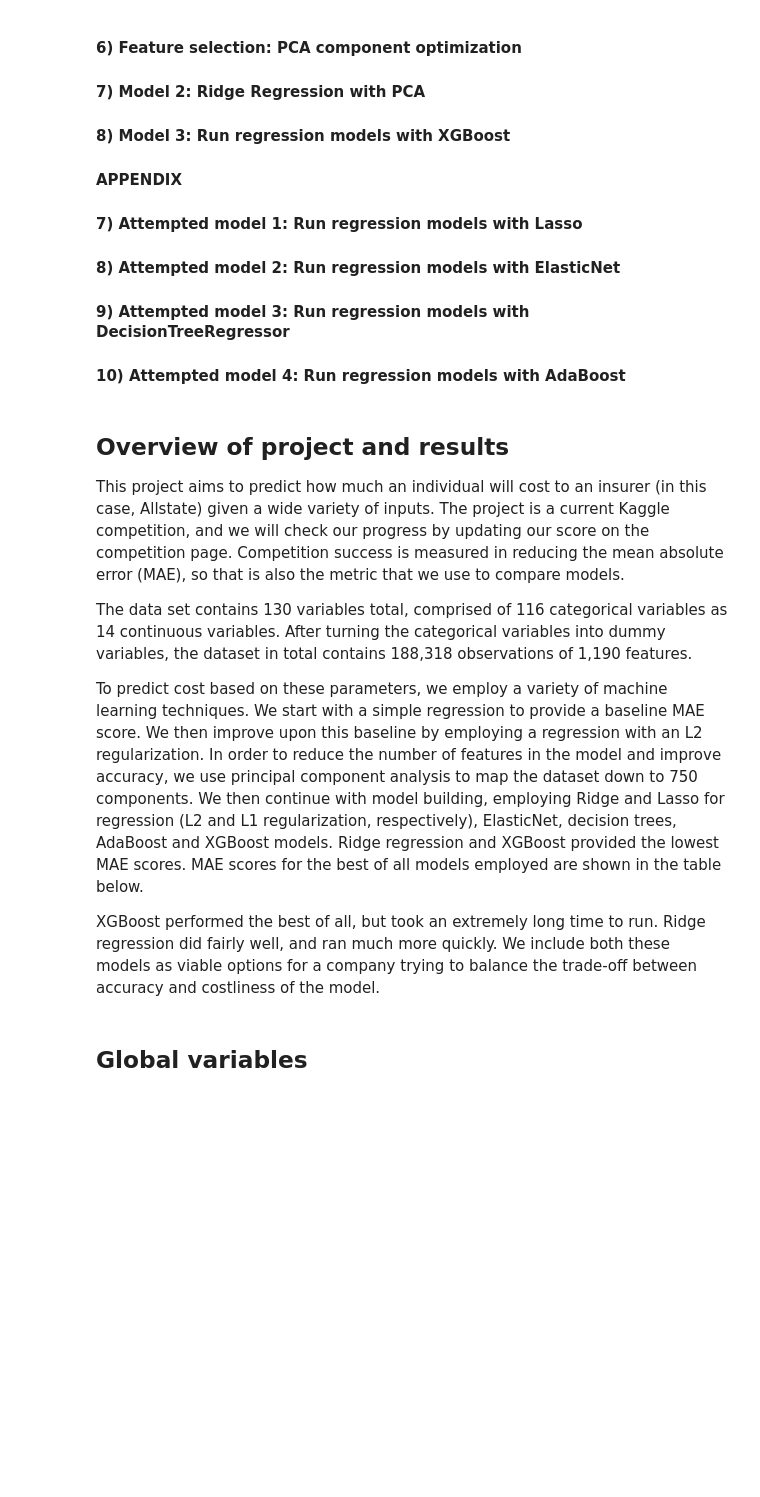
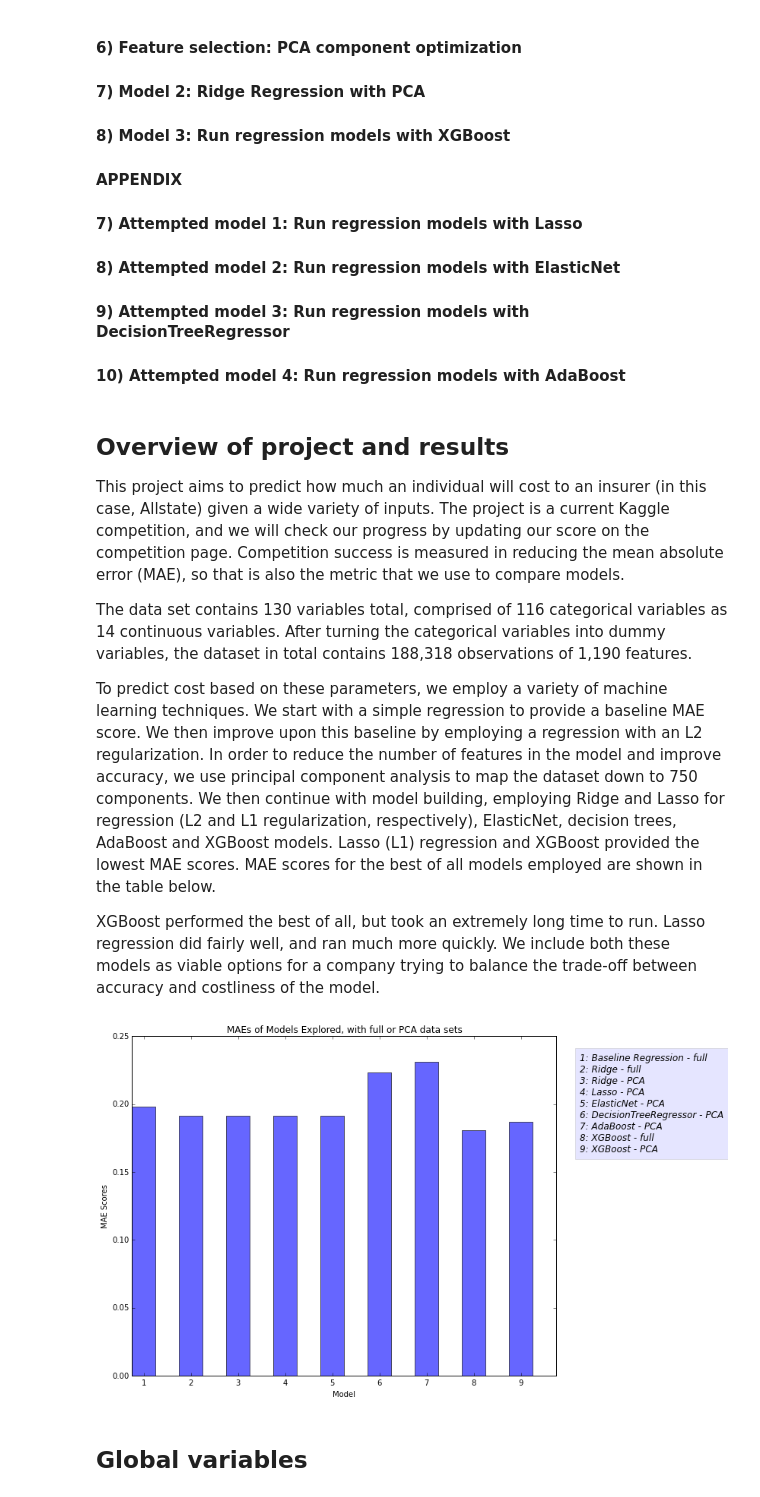
Before and after one commit to jtpdowns/AllstateChallenge, a Jupyter notebook: Allstate - Final report.ipynb, the cells around one changed output. Saved outputs shown, nothing was run; the diff lists cells and outputs as text; code cells hidden in the pictures; blank space fills up the shorter version.

```diff
--- a/Allstate - Final report.ipynb
+++ b/Allstate - Final report.ipynb
@@ -33,44 +33,46 @@ This project aims to predict how much an individual will cost to an insurer (in
 
 The data set contains 130 variables total, comprised of 116 categorical variables as 14 continuous variables. After turning the categorical variables into dummy variables, the dataset in total contains 188,318 observations of 1,190 features.
 
-To predict cost based on these parameters, we employ a variety of machine learning techniques. We start with a simple regression to provide a baseline MAE score. We then improve upon this baseline by employing a regression with an L2 regularization. In order to reduce the number of features in the model and improve accuracy, we use principal component analysis to map the dataset down to 750 components. We then continue with model building, employing Ridge and Lasso for regression (L2 and L1 regularization, respectively), ElasticNet, decision trees, AdaBoost and XGBoost models. Ridge regression and XGBoost provided the lowest MAE scores. MAE scores for the best of all models employed are shown in the table below.
+To predict cost based on these parameters, we employ a variety of machine learning techniques. We start with a simple regression to provide a baseline MAE score. We then improve upon this baseline by employing a regression with an L2 regularization. In order to reduce the number of features in the model and improve accuracy, we use principal component analysis to map the dataset down to 750 components. We then continue with model building, employing Ridge and Lasso for regression (L2 and L1 regularization, respectively), ElasticNet, decision trees, AdaBoost and XGBoost models. Lasso (L1) regression and XGBoost provided the lowest MAE scores. MAE scores for the best of all models employed are shown in the table below.
 
-XGBoost performed the best of all, but took an extremely long time to run. Ridge regression did fairly well, and ran much more quickly. We include both these models as viable options for a company trying to balance the trade-off between accuracy and costliness of the model.
+XGBoost performed the best of all, but took an extremely long time to run. Lasso regression did fairly well, and ran much more quickly. We include both these models as viable options for a company trying to balance the trade-off between accuracy and costliness of the model.
 # %%
 import numpy as np
 import matplotlib.pyplot as plt
 
 def PlotMAEs():
     # MAEs from all models
-    maes = (0.198086964004104, 0.19153127100626732, 0.1929271989285498, 0.1915191919019787,
+    maes = (0.198086964004104, 0.1916178483753455, 0.19153127100626732,  0.1915191919019787,
            0.19153147997856393, 0.2232565713164703, 0.23145029294153424, 0.18088861814359974,
              0.18716201008236336)
 
     # a bar plot
     N = 9
     ind = np.arange(N)  # the x locations for the groups
     width = 0.5       # the width of the bars
 
     # define the figure and bars
     fig, ax = plt.subplots(figsize=(10.0,8.0))
     rects = ax.bar(ind, maes, width, color='b', alpha = 0.6)
 
     # add some text for labels, title and axes ticks
     ax.set_ylabel('MAE Scores')
     ax.set_xlabel('Model')
     ax.set_title('MAEs of Models Explored, with full or PCA data sets')
     ax.set_xticks(ind + width/2)
     ax.set_xticklabels((1,2,3,4,5,6,7,8,9))
 
     # define label
-    text = '1: Baseline Regression - full \n 2: Ridge - full \n 3: Ridge - PCA \n 4: Lasso - PCA \n 5: ElasticNet - PCA \n 6: DecisionTreeRegressor - PCA \n 7: AdaBoost - PCA \n 8: XGBoost - full \n 9: XGBoost - PCA'
+    text = '1: Baseline Regression - full \n2: Ridge - full \n3: Ridge - PCA \n4: Lasso - PCA \n5: ElasticNet - PCA \n6: DecisionTreeRegressor - PCA \n7: AdaBoost - PCA \n8: XGBoost - full \n9: XGBoost - PCA'
     ax.text(9.5, .165, text, style='italic', fontsize=12,
             bbox={'alpha':0.1, 'pad':13})
 
     plt.show()
 
 
 PlotMAEs()
+# %% [output]
+[figure, added]
 # %%
 %matplotlib inline
 import unittest
```
Also changed, not shown: parts of 3 cells of this notebook.
